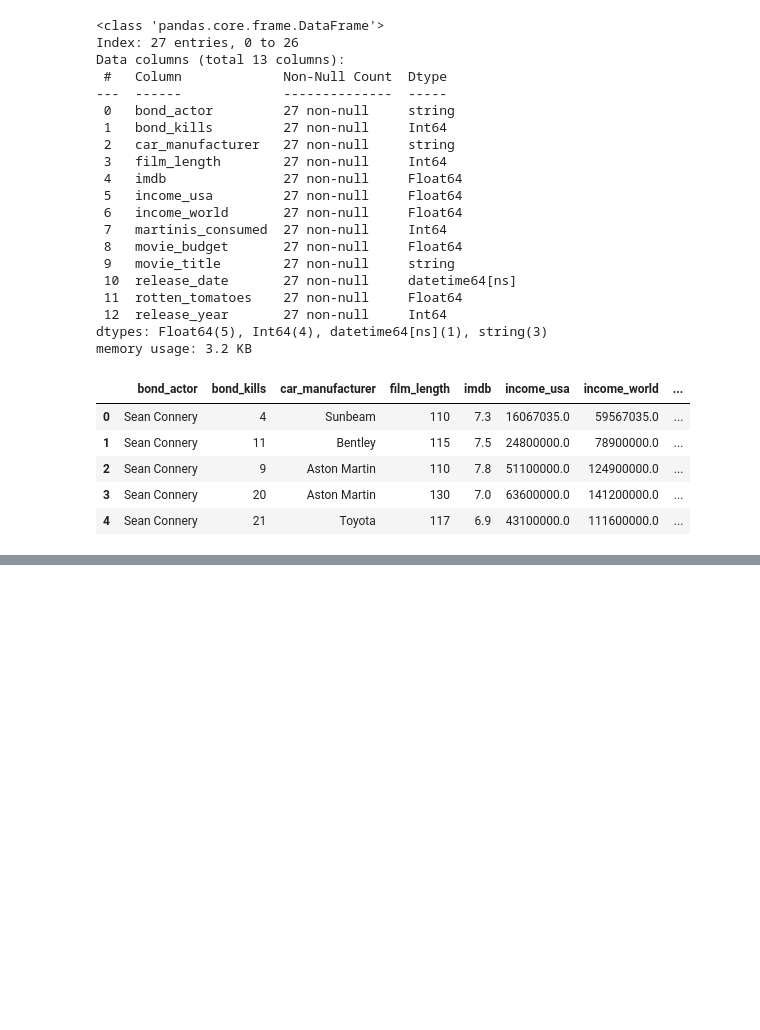
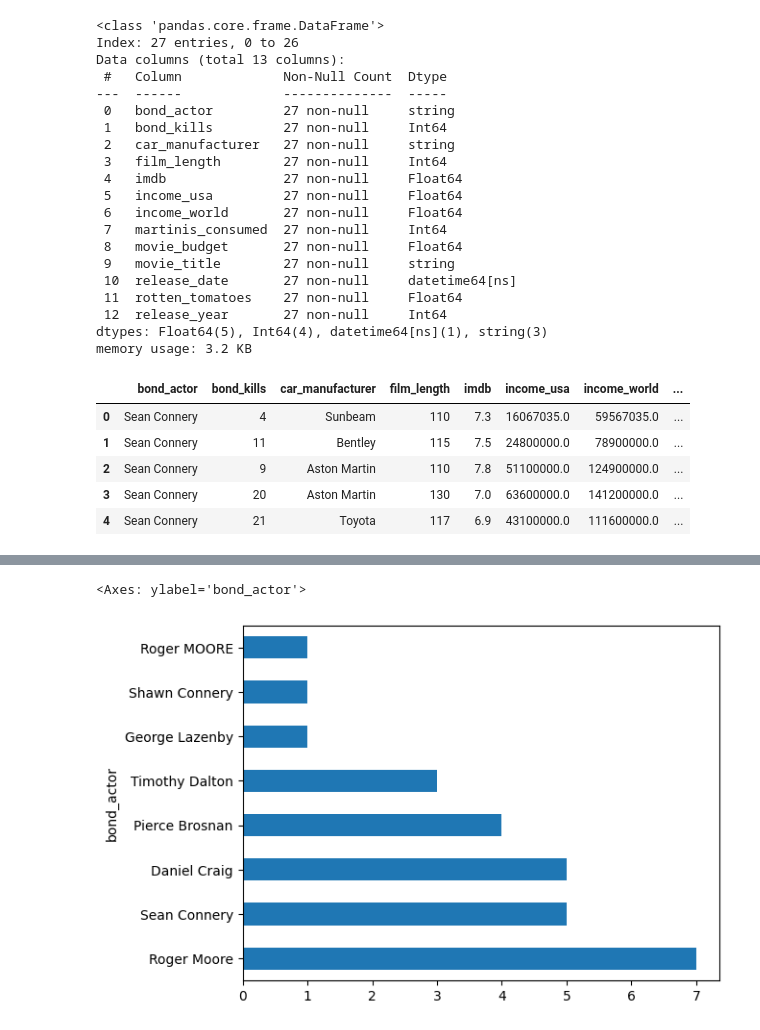
Before and after one commit to curtpond/eda, a Jupyter notebook: james-bond.ipynb, the cells around one changed output, grey strips where cells are left out. Saved outputs shown, nothing was run; the diff lists cells and outputs as text; code cells hidden in the pictures; blank space fills up the shorter version.

```diff
--- a/james-bond.ipynb
+++ b/james-bond.ipynb
@@ -139,6 +139,7 @@ data = (
             movie_budget=lambda data: (data["movie_budget"]
                                         .replace("[$,]", "", regex=True)
                                         .astype("Float64")
+                                        .mul(1000) # convert to thousands
                                        ),
             film_length=lambda data: (data["film_length"]
                                         .str.removesuffix("mins")
@@ -150,6 +151,11 @@ data = (
             release_year=lambda data: (data["release_date"]
                                        .dt.year
                                        .astype("Int64")),
+            bond_actor=lambda data: (data["bond_actor"]
+                                     .str.replace("Shawn Connery", "Sean Connery")
+                                     .str.replace("Roger MOORE", "Roger Moore")),
+            car_manufacturer=lambda data: (data["car_manufacturer"]
+                                           .str.replace("Astin Martin", "Aston Martin")),
                 )
             )
 # %%
@@ -186,0 +221,5 @@ data.head()
+# %%
+data['bond_actor'].value_counts().plot(kind='barh')
+# %% [output]
+<Axes: ylabel='bond_actor'>
+[figure, added]
```
Also changed, not shown: parts of 2 cells of this notebook.
